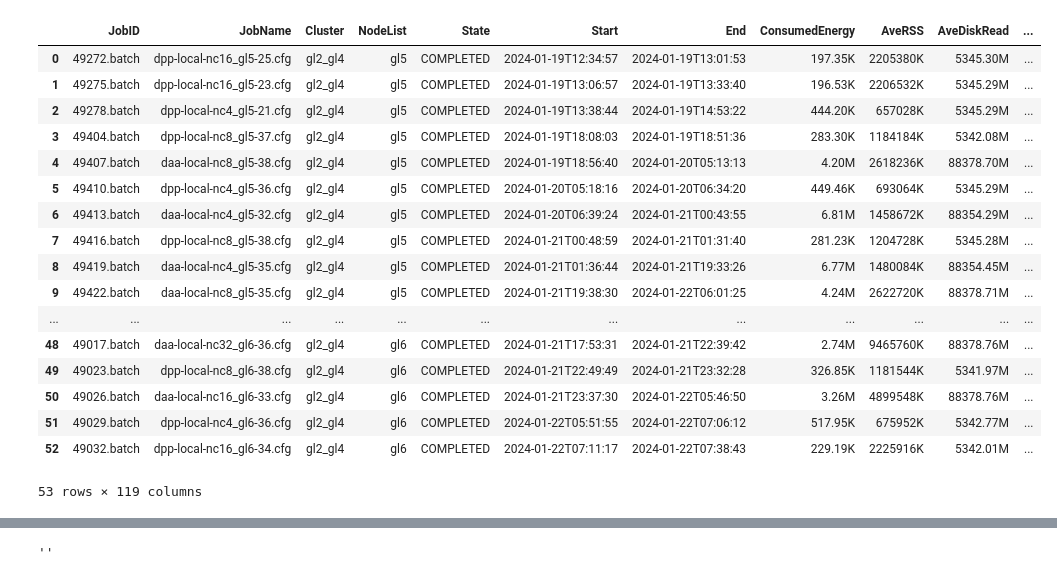
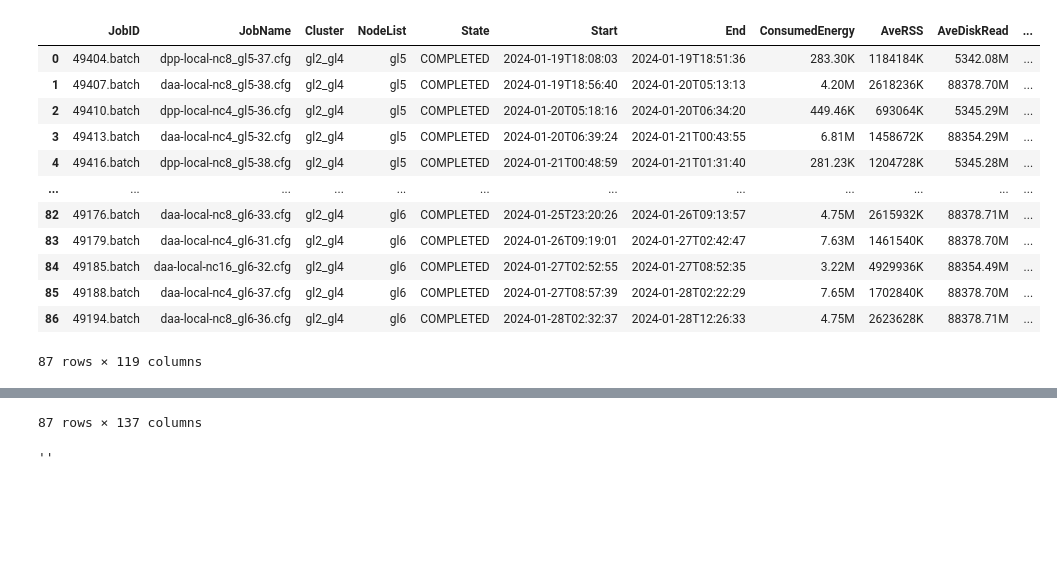
Before and after one commit to dmitrijs-voronovs/haddock-energy-consumption-optimization, a Jupyter notebook: data_analysis/new.analysis.ipynb, the cells around one changed output, grey strips where cells are left out. Saved outputs shown, nothing was run; the diff lists cells and outputs as text; code cells hidden in the pictures; blank space fills up the shorter version.

```diff
--- a/data_analysis/new.analysis.ipynb
+++ b/data_analysis/new.analysis.ipynb
@@ -89,9 +89,8 @@ data_pending = data[data.State == "PENDING"]
 data_pending = data_pending[~data_pending.JobName.str.contains("nc2")].reset_index(drop=True)
 
 data = pd.concat([data_completed, data_pending], axis=0, ignore_index=True)
-data = data[~data.JobName.str.contains("nc2")].reset_index(drop=True)
+# data = data[~data.JobName.str.contains("nc2")].reset_index(drop=True)
 
-data = data[~data.JobName.str.contains("nc2")].reset_index(drop=True)
 data = extract_params_from_local_file_name(data)
 data_completed = extract_params_from_local_file_name(data_completed)
 data_pending = extract_params_from_local_file_name(data_pending)
@@ -153,32 +152,27 @@ See the caveats in the documentation: https://pandas.pydata.org/pandas-docs/stab
 # %%
 data = data.dropna(subset=['AveCPU'])
 
 data['n_ave_cpu'] = data['AveCPU'].apply(convert_elapsed_time)
 data['n_elapsed'] = data['Elapsed'].apply(convert_elapsed_time)
 data['cpu_utilization'] = data['n_ave_cpu'] / data['n_elapsed']
 
 data_completed = data_completed.dropna(subset=['AveCPU'])
 data_completed['n_ave_cpu'] = data_completed['AveCPU'].apply(convert_elapsed_time)
 data_completed['n_elapsed'] = data_completed['Elapsed'].apply(convert_elapsed_time)
 data_completed['cpu_utilization'] = data_completed['n_ave_cpu'] / data_completed['n_elapsed']
 
-data
+display(data, data_completed)
 # %% [output]
 |  | JobID | JobName | Cluster | NodeList | State | Start | End | ConsumedEnergy | AveRSS | AveDiskRead | ... |
-| 0 | 49272.batch | dpp-local-nc16_gl5-25.cfg | gl2_gl4 | gl5 | COMPLETED | 2024-01-19T12:34:57 | 2024-01-19T13:01:53 | 197.35K | 2205380K | 5345.30M | ... |
-| 1 | 49275.batch | dpp-local-nc16_gl5-23.cfg | gl2_gl4 | gl5 | COMPLETED | 2024-01-19T13:06:57 | 2024-01-19T13:33:40 | 196.53K | 2206532K | 5345.29M | ... |
-| 2 | 49278.batch | dpp-local-nc4_gl5-21.cfg | gl2_gl4 | gl5 | COMPLETED | 2024-01-19T13:38:44 | 2024-01-19T14:53:22 | 444.20K | 657028K | 5345.29M | ... |
-| 3 | 49404.batch | dpp-local-nc8_gl5-37.cfg | gl2_gl4 | gl5 | COMPLETED | 2024-01-19T18:08:03 | 2024-01-19T18:51:36 | 283.30K | 1184184K | 5342.08M | ... |
-| 4 | 49407.batch | daa-local-nc8_gl5-38.cfg | gl2_gl4 | gl5 | COMPLETED | 2024-01-19T18:56:40 | 2024-01-20T05:13:13 | 4.20M | 2618236K | 88378.70M | ... |
-| 5 | 49410.batch | dpp-local-nc4_gl5-36.cfg | gl2_gl4 | gl5 | COMPLETED | 2024-01-20T05:18:16 | 2024-01-20T06:34:20 | 449.46K | 693064K | 5345.29M | ... |
-| 6 | 49413.batch | daa-local-nc4_gl5-32.cfg | gl2_gl4 | gl5 | COMPLETED | 2024-01-20T06:39:24 | 2024-01-21T00:43:55 | 6.81M | 1458672K | 88354.29M | ... |
-| 7 | 49416.batch | dpp-local-nc8_gl5-38.cfg | gl2_gl4 | gl5 | COMPLETED | 2024-01-21T00:48:59 | 2024-01-21T01:31:40 | 281.23K | 1204728K | 5345.28M | ... |
-| 8 | 49419.batch | daa-local-nc4_gl5-35.cfg | gl2_gl4 | gl5 | COMPLETED | 2024-01-21T01:36:44 | 2024-01-21T19:33:26 | 6.77M | 1480084K | 88354.45M | ... |
-| 9 | 49422.batch | daa-local-nc8_gl5-35.cfg | gl2_gl4 | gl5 | COMPLETED | 2024-01-21T19:38:30 | 2024-01-22T06:01:25 | 4.24M | 2622720K | 88378.71M | ... |
+| 0 | 49404.batch | dpp-local-nc8_gl5-37.cfg | gl2_gl4 | gl5 | COMPLETED | 2024-01-19T18:08:03 | 2024-01-19T18:51:36 | 283.30K | 1184184K | 5342.08M | ... |
+| 1 | 49407.batch | daa-local-nc8_gl5-38.cfg | gl2_gl4 | gl5 | COMPLETED | 2024-01-19T18:56:40 | 2024-01-20T05:13:13 | 4.20M | 2618236K | 88378.70M | ... |
+| 2 | 49410.batch | dpp-local-nc4_gl5-36.cfg | gl2_gl4 | gl5 | COMPLETED | 2024-01-20T05:18:16 | 2024-01-20T06:34:20 | 449.46K | 693064K | 5345.29M | ... |
+| 3 | 49413.batch | daa-local-nc4_gl5-32.cfg | gl2_gl4 | gl5 | COMPLETED | 2024-01-20T06:39:24 | 2024-01-21T00:43:55 | 6.81M | 1458672K | 88354.29M | ... |
+| 4 | 49416.batch | dpp-local-nc8_gl5-38.cfg | gl2_gl4 | gl5 | COMPLETED | 2024-01-21T00:48:59 | 2024-01-21T01:31:40 | 281.23K | 1204728K | 5345.28M | ... |
 | ... | ... | ... | ... | ... | ... | ... | ... | ... | ... | ... | ... |
-| 48 | 49017.batch | daa-local-nc32_gl6-36.cfg | gl2_gl4 | gl6 | COMPLETED | 2024-01-21T17:53:31 | 2024-01-21T22:39:42 | 2.74M | 9465760K | 88378.76M | ... |
-| 49 | 49023.batch | dpp-local-nc8_gl6-38.cfg | gl2_gl4 | gl6 | COMPLETED | 2024-01-21T22:49:49 | 2024-01-21T23:32:28 | 326.85K | 1181544K | 5341.97M | ... |
-| 50 | 49026.batch | daa-local-nc16_gl6-33.cfg | gl2_gl4 | gl6 | COMPLETED | 2024-01-21T23:37:30 | 2024-01-22T05:46:50 | 3.26M | 4899548K | 88378.76M | ... |
-| 51 | 49029.batch | dpp-local-nc4_gl6-36.cfg | gl2_gl4 | gl6 | COMPLETED | 2024-01-22T05:51:55 | 2024-01-22T07:06:12 | 517.95K | 675952K | 5342.77M | ... |
-| 52 | 49032.batch | dpp-local-nc16_gl6-34.cfg | gl2_gl4 | gl6 | COMPLETED | 2024-01-22T07:11:17 | 2024-01-22T07:38:43 | 229.19K | 2225916K | 5342.01M | ... |
+| 82 | 49176.batch | daa-local-nc8_gl6-33.cfg | gl2_gl4 | gl6 | COMPLETED | 2024-01-25T23:20:26 | 2024-01-26T09:13:57 | 4.75M | 2615932K | 88378.71M | ... |
+| 83 | 49179.batch | daa-local-nc4_gl6-31.cfg | gl2_gl4 | gl6 | COMPLETED | 2024-01-26T09:19:01 | 2024-01-27T02:42:47 | 7.63M | 1461540K | 88378.70M | ... |
+| 84 | 49185.batch | daa-local-nc16_gl6-32.cfg | gl2_gl4 | gl6 | COMPLETED | 2024-01-27T02:52:55 | 2024-01-27T08:52:35 | 3.22M | 4929936K | 88354.49M | ... |
+| 85 | 49188.batch | daa-local-nc4_gl6-37.cfg | gl2_gl4 | gl6 | COMPLETED | 2024-01-27T08:57:39 | 2024-01-28T02:22:29 | 7.65M | 1702840K | 88378.70M | ... |
+| 86 | 49194.batch | daa-local-nc8_gl6-36.cfg | gl2_gl4 | gl6 | COMPLETED | 2024-01-28T02:32:37 | 2024-01-28T12:26:33 | 4.75M | 2623628K | 88378.71M | ... |
-53 rows × 119 columns
+87 rows × 119 columns
@@ -185,3 +191,4 @@ data
+87 rows × 137 columns
 # %%
 jobs_to_eliminate = data[data.ncores == 2]
 " ".join(map(str, list(jobs_to_eliminate.JobID.to_list())))
```
Also changed, not shown: parts of 6 cells of this notebook, 13 other files.
